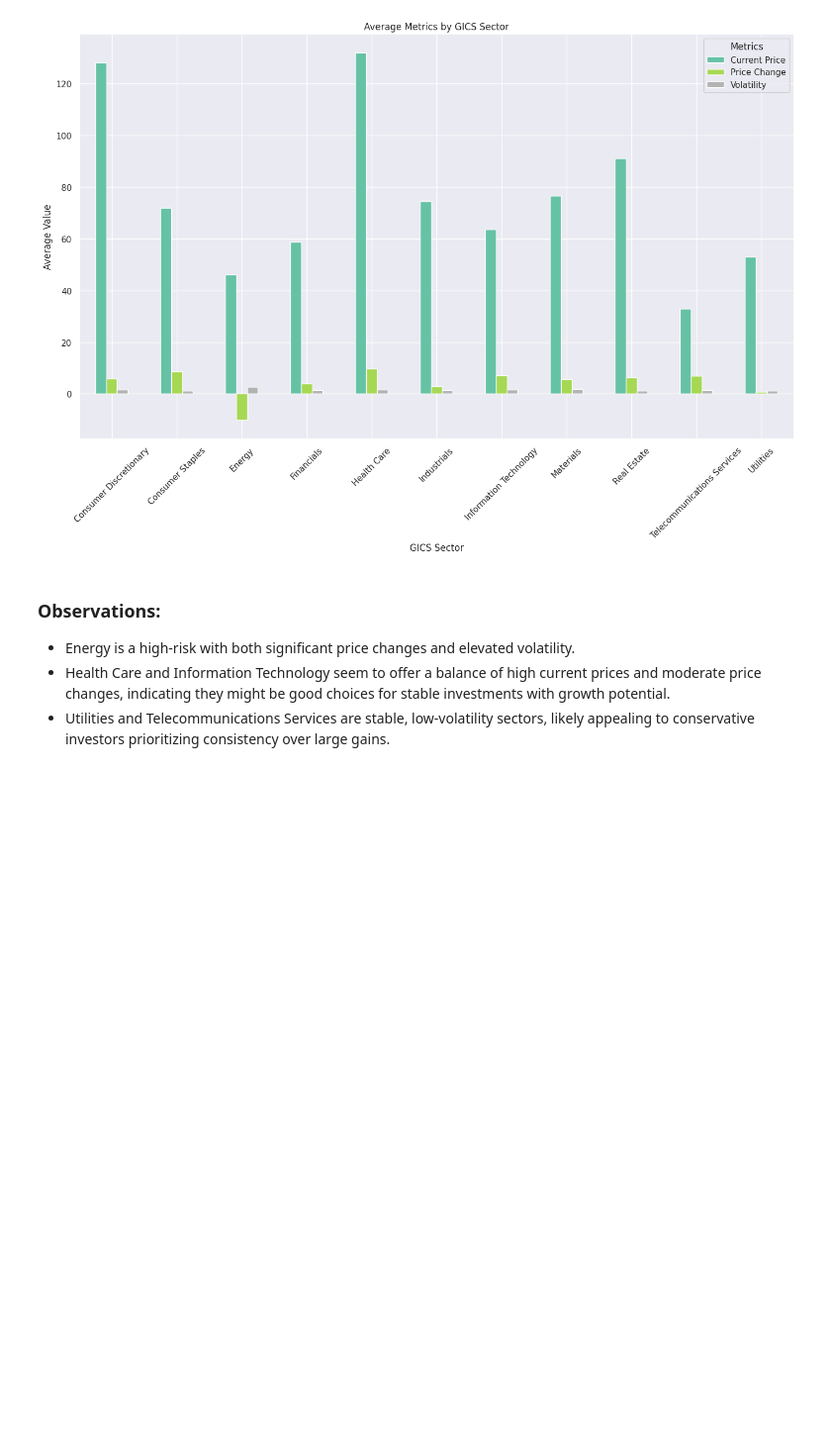
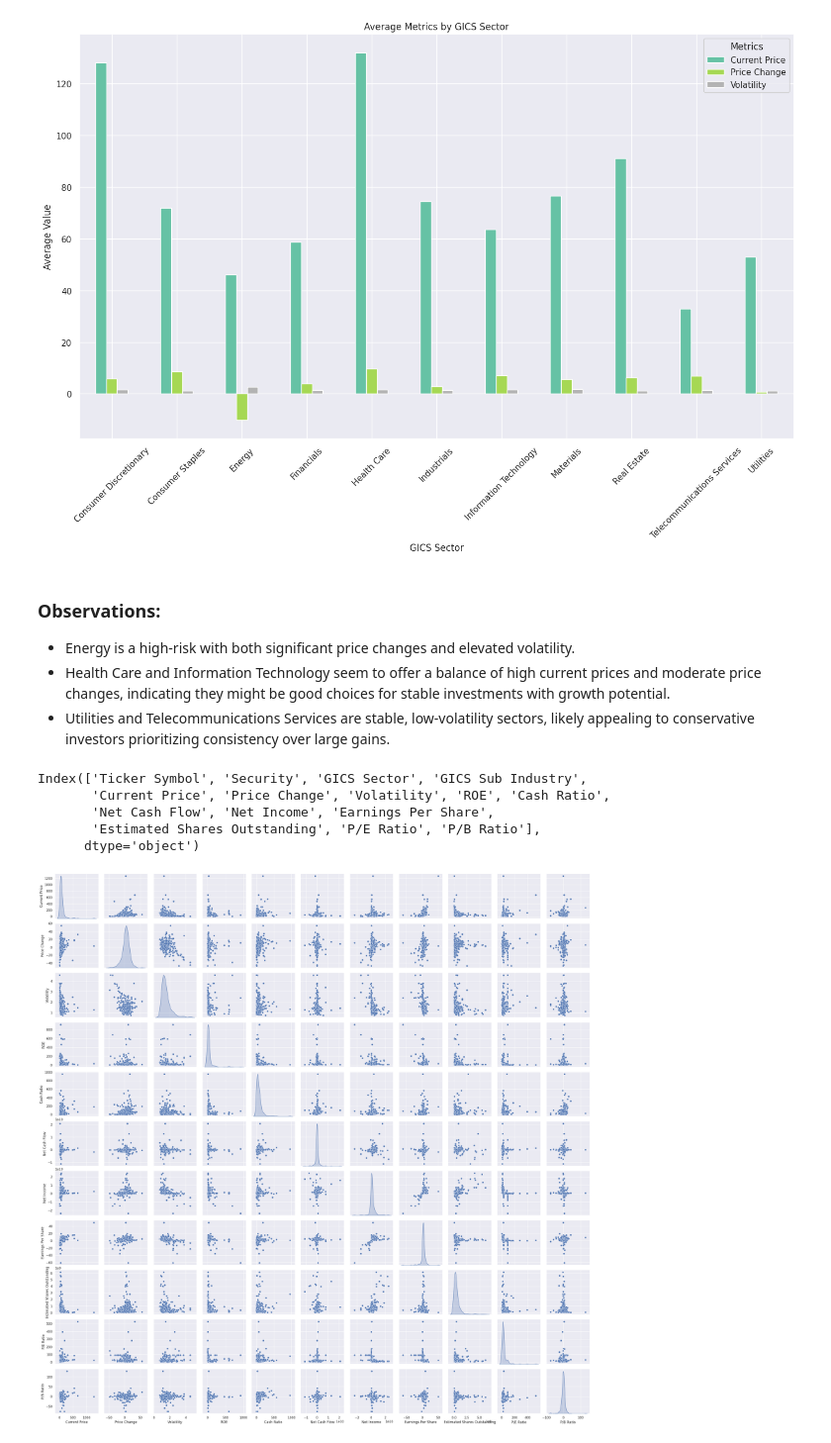
Before and after one commit to Rajesh2015/Trade-Ahead-Prediction, a Jupyter notebook: trade-ahead-solution.ipynb, the cells around one changed output. Shown at 99% size. Cells and saved outputs as stored; diff of their text form; code cells hidden in the pictures; blank space fills up the shorter version.

```diff
--- a/trade-ahead-solution.ipynb
+++ b/trade-ahead-solution.ipynb
@@ -925,3 +961,15 @@ plot_avg_metrics_by_category(trade_ahead_df,'GICS Sector',['Current Price','Pric
 - Energy is a high-risk  with both significant price changes and elevated volatility.
 - Health Care and Information Technology seem to offer a balance of high current prices and moderate price changes, indicating they might be good choices for stable investments with growth potential.
 - Utilities and Telecommunications Services are stable, low-volatility sectors, likely appealing to conservative investors prioritizing consistency over large gains.
+# %%
+trade_ahead_df.columns
+# %% [output]
+Index(['Ticker Symbol', 'Security', 'GICS Sector', 'GICS Sub Industry',
+       'Current Price', 'Price Change', 'Volatility', 'ROE', 'Cash Ratio',
+       'Net Cash Flow', 'Net Income', 'Earnings Per Share',
+       'Estimated Shares Outstanding', 'P/E Ratio', 'P/B Ratio'],
+      dtype='object')
+# %%
+sns.pairplot(trade_ahead_df[trade_ahead_df.select_dtypes(include=np.number).columns],diag_kind='kde',palette=pellete);
+# %% [output]
+[figure, added]
```
Also changed, not shown: parts of 5 cells of this notebook.
